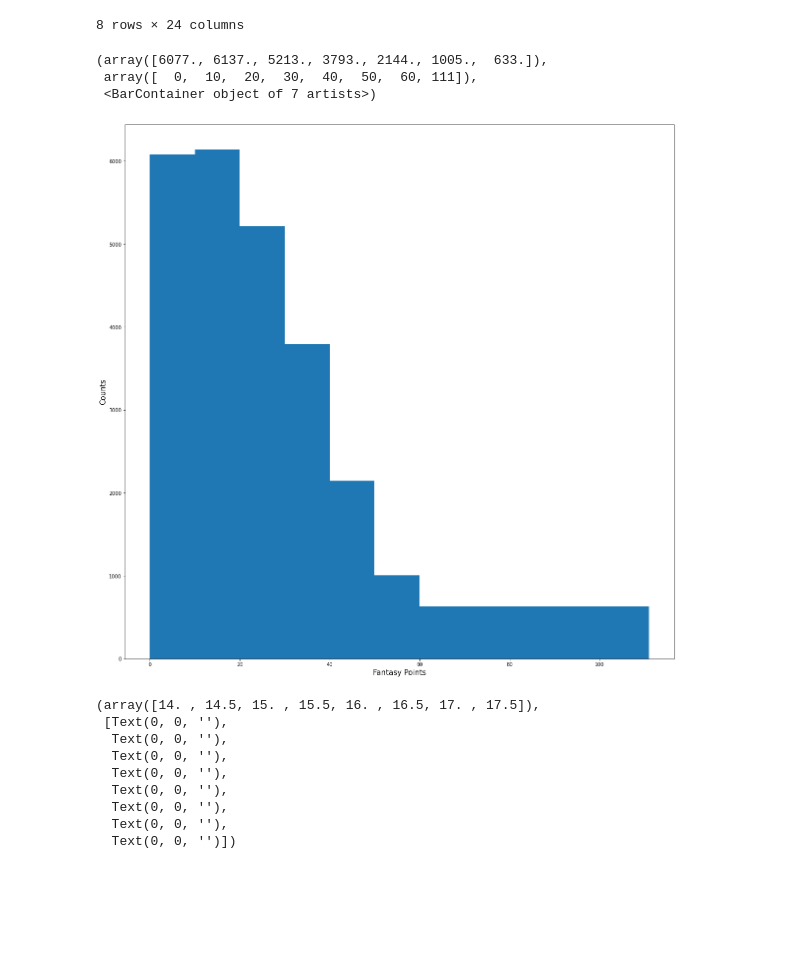
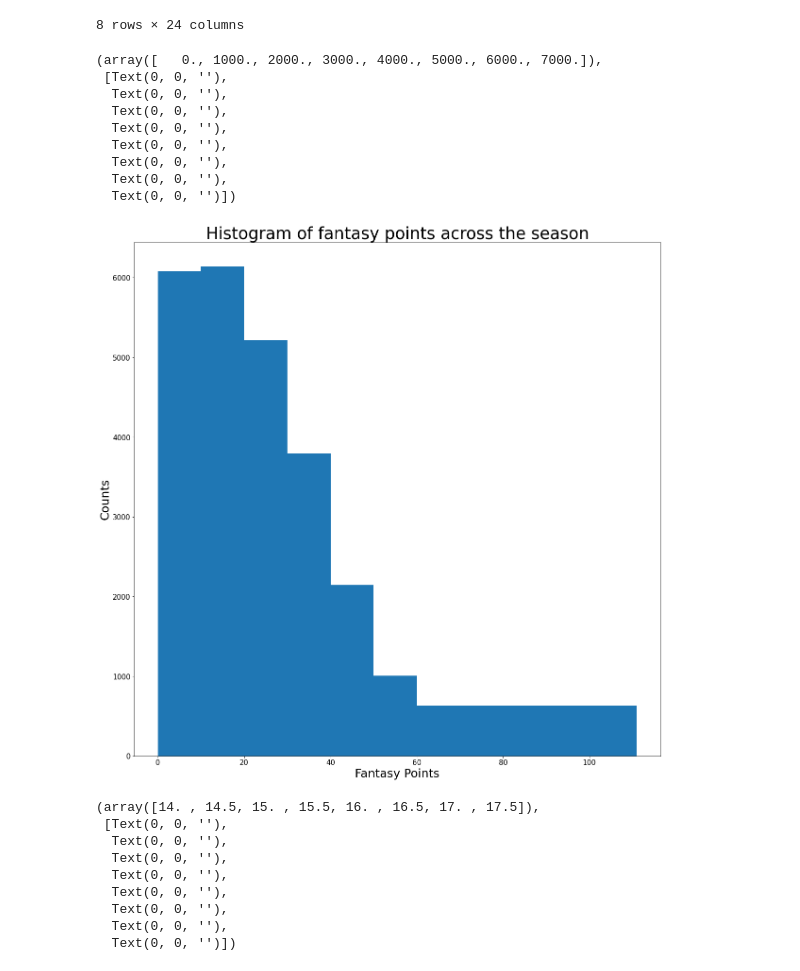
Before and after one commit to AndrewZayn/AndrewZayn.github.io, a Jupyter notebook: NBA_analysis.ipynb, the cells around one changed output. Drawn from its saved outputs; the diff is of its cells as text; code cells hidden in the pictures; blank space fills up the shorter version.

```diff
--- a/NBA_analysis.ipynb
+++ b/NBA_analysis.ipynb
@@ -205,17 +208,26 @@ df.describe()
 # %%
 # Let's first visualize the data
 
 fig, ax = plt.subplots(figsize = (20, 20))
 
-plt.xlabel("Fantasy Points", fontsize = 15)
-plt.ylabel("Counts", fontsize = 15)
+plt.title("Histogram of fantasy points across the season", fontsize = 35)
+plt.xlabel("Fantasy Points", fontsize = 25)
+plt.ylabel("Counts", fontsize = 25)
 
 plt.hist(df["Fantasy_Points"], bins = [0, 10, 20, 30, 40, 50, 60, 111])
+plt.xticks(fontsize = 15)
+plt.yticks(fontsize = 15)
 # %% [output]
-(array([6077., 6137., 5213., 3793., 2144., 1005.,  633.]),
- array([  0,  10,  20,  30,  40,  50,  60, 111]),
- <BarContainer object of 7 artists>)
+(array([   0., 1000., 2000., 3000., 4000., 5000., 6000., 7000.]),
+ [Text(0, 0, ''),
+  Text(0, 0, ''),
+  Text(0, 0, ''),
+  Text(0, 0, ''),
+  Text(0, 0, ''),
+  Text(0, 0, ''),
+  Text(0, 0, ''),
+  Text(0, 0, '')])
-[figure, old version]
+[figure, new version]
 # %%
 '''
 It appears that many players score within the 10-20 range in fantasy basketball.
```
Also changed, not shown: parts of 8 cells of this notebook.
